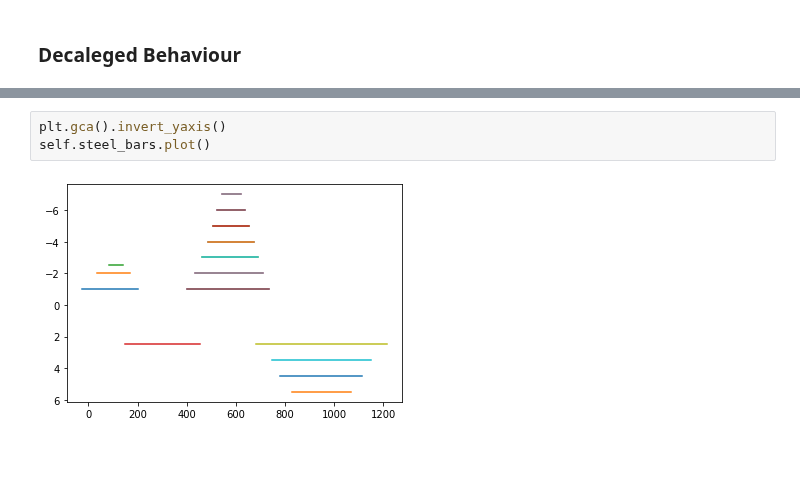
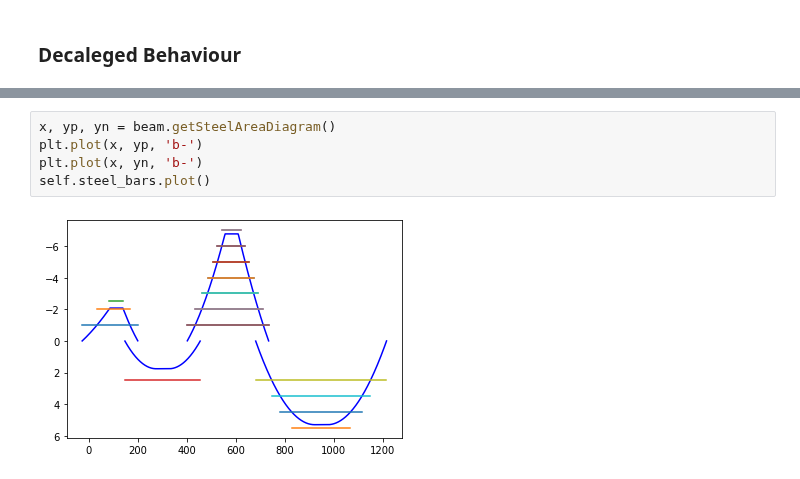
Before and after one commit to luisggc/FConcrete, a Jupyter notebook: jupyter/Hiper.ipynb, the cells around one changed output, grey strips where cells are left out. Saved outputs shown, nothing was run; the diff lists cells and outputs as text.

```diff
--- a/jupyter/Hiper.ipynb
+++ b/jupyter/Hiper.ipynb
@@ -64,5 +75,7 @@ self.steel_bars.plot()
-# %%
-plt.gca().invert_yaxis()
-self.steel_bars.plot()
-# %% [output]
-[figure, removed]
+# %%
+x, yp, yn = beam.getSteelAreaDiagram()
+plt.plot(x, yp, 'b-')
+plt.plot(x, yn, 'b-')
+self.steel_bars.plot()
+# %% [output]
+[figure, added]
```
Also changed, not shown: parts of 11 cells of this notebook, 6 other files.
